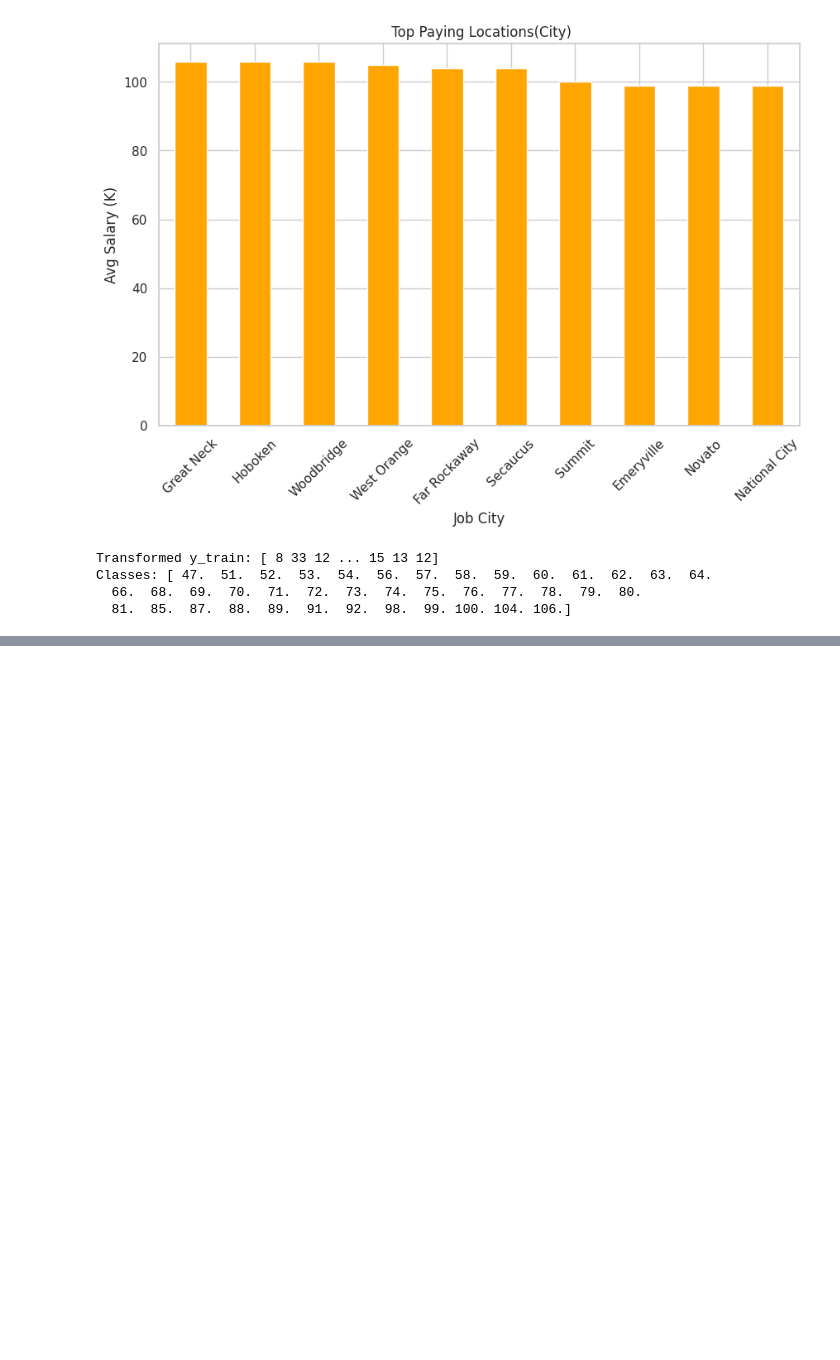
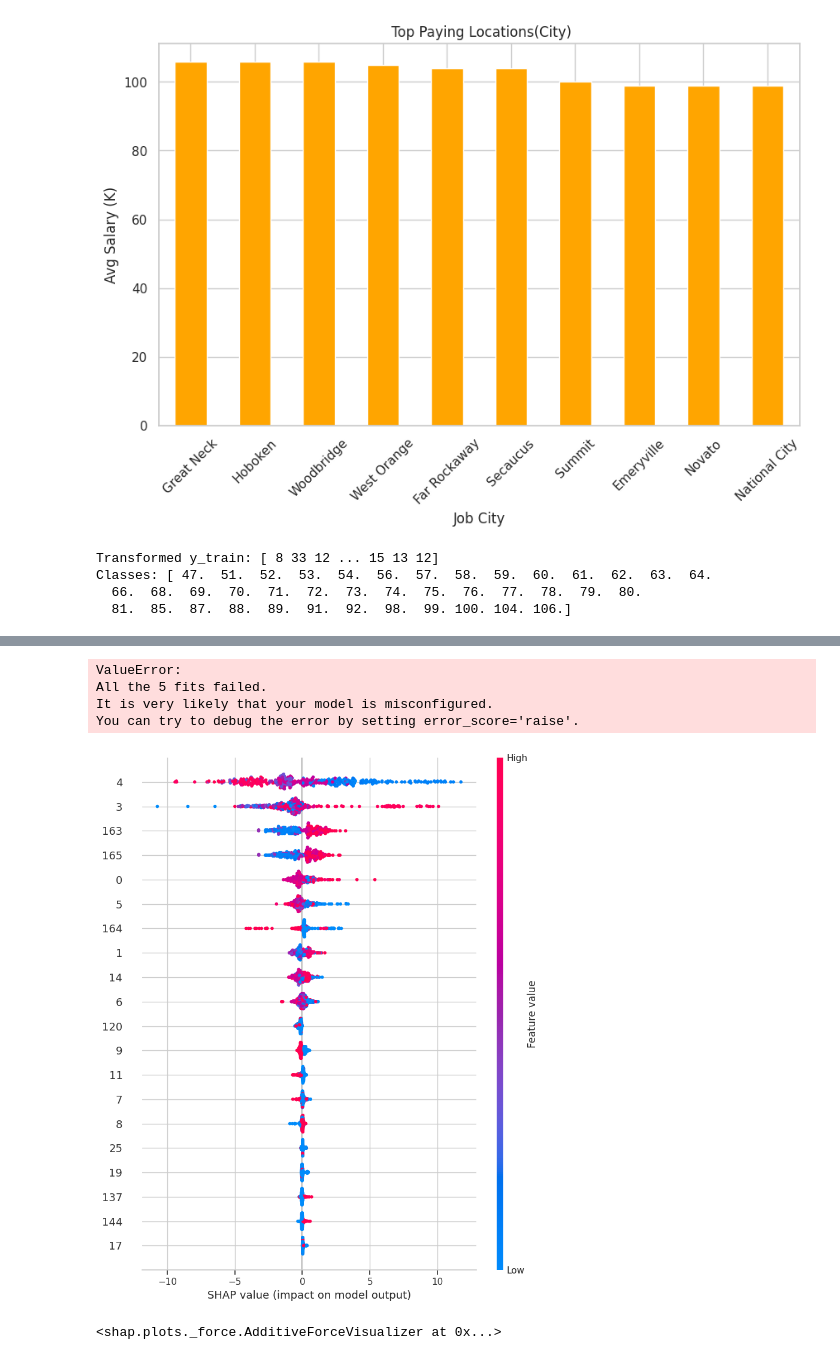
Before and after one commit to khushimalik3122/salary-predictor-19, a Jupyter notebook: sp19_eda.ipynb, the cells around one changed output, grey strips where cells are left out. Cells and saved outputs as stored; diff of their text form; code cells hidden in the pictures; blank space fills up the shorter version.

```diff
--- a/sp19_eda.ipynb
+++ b/sp19_eda.ipynb
@@ -265,0 +359,73 @@ print(f'MSE for the best model: {mse}')
+# %%
+# Import necessary libraries
+from sklearn.model_selection import cross_val_score
+from sklearn.metrics import mean_absolute_error, r2_score, mean_squared_error
+import numpy as np
+
+# Assuming 'model' is your trained RandomForest model and 'X_train', 'y_train' are your training data
+# Cross-validation (K-Fold)
+cv_scores = cross_val_score(model, X_train, y_train, cv=5, scoring='neg_mean_squared_error')  # Negative MSE
+cv_rmse = np.sqrt(-cv_scores)  # RMSE
+
+# Print cross-validation results
+print(f'Cross-Validation RMSE: {cv_rmse}')
+print(f'Average Cross-Validation RMSE: {cv_rmse.mean()}')
+
+# Evaluate model on training data
+y_pred = model.predict(X_train)
+
+# Calculate MAE, RMSE, and R²
+mae = mean_absolute_error(y_train, y_pred)
+rmse = np.sqrt(mean_squared_error(y_train, y_pred))
+r2 = r2_score(y_train, y_pred)
+
+print(f'Mean Absolute Error (MAE): {mae}')
+print(f'Root Mean Squared Error (RMSE): {rmse}')
+print(f'R-squared (R²): {r2}')
+# %% [output]
+ValueError:
+All the 5 fits failed.
+It is very likely that your model is misconfigured.
+You can try to debug the error by setting error_score='raise'.
+# %%
+import pandas as pd
+import numpy as np
+
+# Convert X_train and X_test to pandas DataFrames
+X_train = pd.DataFrame(X_train)
+X_test = pd.DataFrame(X_test)
+
+# Log-transform skewed features
+numeric_cols = X_train.select_dtypes(include=['int64', 'float64']).columns
+skewed_cols = X_train[numeric_cols].apply(lambda x: x.skew()).sort_values(ascending=False)
+high_skew = skewed_cols[skewed_cols > 0.75].index
+
+X_train[high_skew] = X_train[high_skew].apply(lambda x: np.log1p(x))
+X_test[high_skew] = X_test[high_skew].apply(lambda x: np.log1p(x))
+
+# Create interaction features separately
+interaction_train = X_train[[numeric_cols[0], numeric_cols[1]]].copy()
+interaction_test = X_test[[numeric_cols[0], numeric_cols[1]]].copy()
+
+interaction_train['interaction1'] = interaction_train[numeric_cols[0]] * interaction_train[numeric_cols[1]]
+interaction_test['interaction1'] = interaction_test[numeric_cols[0]] * interaction_test[numeric_cols[1]]
+
+# Concatenate to original dataframes
+X_train = pd.concat([X_train.reset_index(drop=True), interaction_train[['interaction1']].reset_index(drop=True)], axis=1)
+X_test = pd.concat([X_test.reset_index(drop=True), interaction_test[['interaction1']].reset_index(drop=True)], axis=1)
+# %%
+X_train = X_train.copy()
+X_test = X_test.copy()
+# %%
+import shap
+explainer = shap.TreeExplainer(best_rf)  # your tuned model
+shap_values = explainer.shap_values(X_test)
+
+# Summary plot (global feature importance)
+shap.summary_plot(shap_values, X_test)
+
+# Force plot (local prediction explanation)
+shap.force_plot(explainer.expected_value, shap_values[0,:], X_test.iloc[0,:])
+# %% [output]
+[figure, added]
+<shap.plots._force.AdditiveForceVisualizer at 0x...>
```
Also changed, not shown: parts of 7 cells of this notebook.
